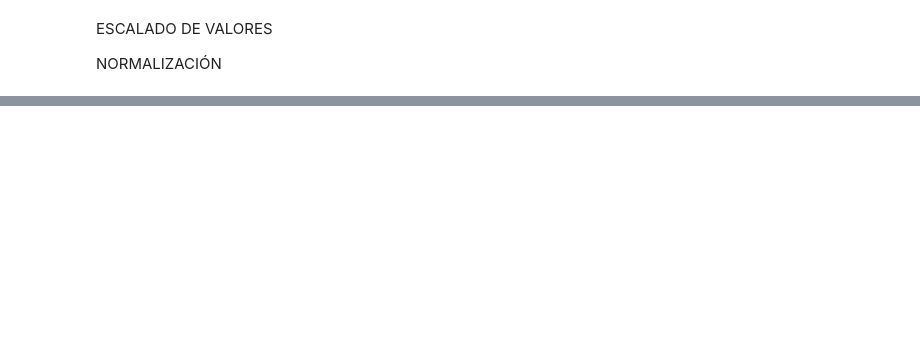
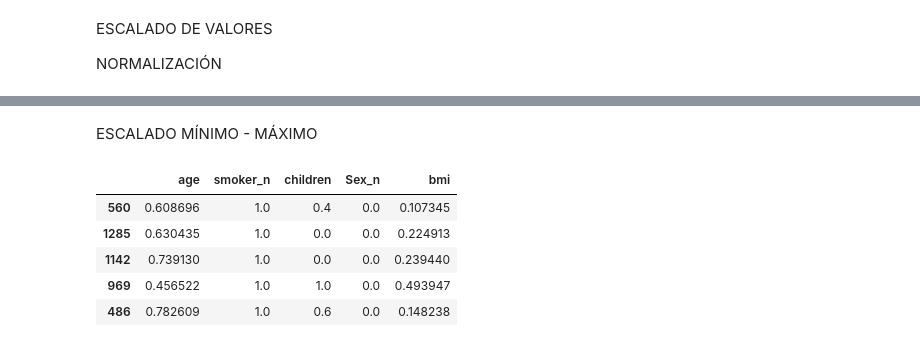
Before and after one commit to PuraCampos/Regresi-n-Lineal, a Jupyter notebook: src/explore.ipynb, the cells around one changed output, grey strips where cells are left out. Cells and saved outputs as stored; diff of their text form; code cells hidden in the pictures; blank space fills up the shorter version.

```diff
--- a/src/explore.ipynb
+++ b/src/explore.ipynb
@@ -221,0 +309,22 @@ NORMALIZACIÓN
+# %% [markdown]
+ESCALADO MÍNIMO - MÁXIMO
+# %%
+from sklearn.preprocessing import MinMaxScaler
+
+scaler = MinMaxScaler()
+scaler.fit(X_train)
+
+X_train_scal = scaler.transform(X_train)
+X_train_scal = pd.DataFrame(X_train_scal, index = X_train.index, columns = num_variables)
+
+X_test_scal = scaler.transform(X_test)
+X_test_scal = pd.DataFrame(X_test_scal, index = X_test.index, columns = num_variables)
+
+X_train_scal.head()
+# %% [output]
+|  | age | smoker_n | children | Sex_n | bmi |
+| 560 | 0.608696 | 1.0 | 0.4 | 0.0 | 0.107345 |
+| 1285 | 0.630435 | 1.0 | 0.0 | 0.0 | 0.224913 |
+| 1142 | 0.739130 | 1.0 | 0.0 | 0.0 | 0.239440 |
+| 969 | 0.456522 | 1.0 | 1.0 | 0.0 | 0.493947 |
+| 486 | 0.782609 | 1.0 | 0.6 | 0.0 | 0.148238 |
```
Also changed, not shown: parts of 14 cells of this notebook, 11 other files.
